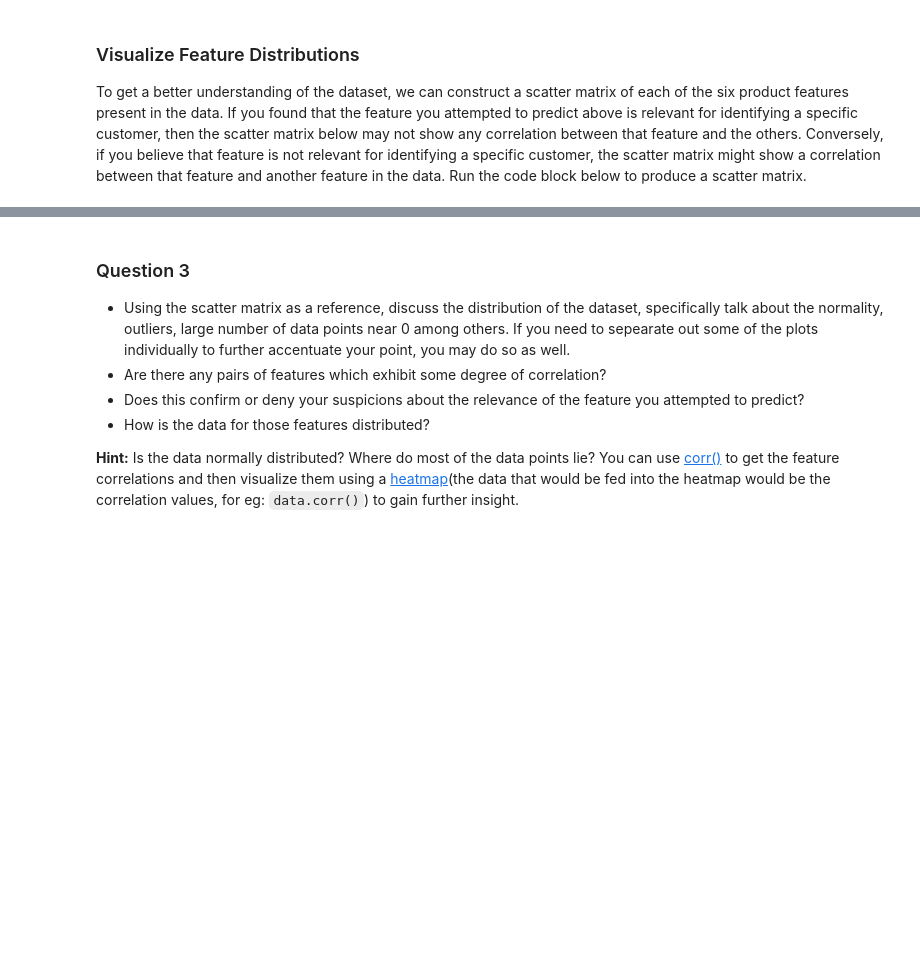
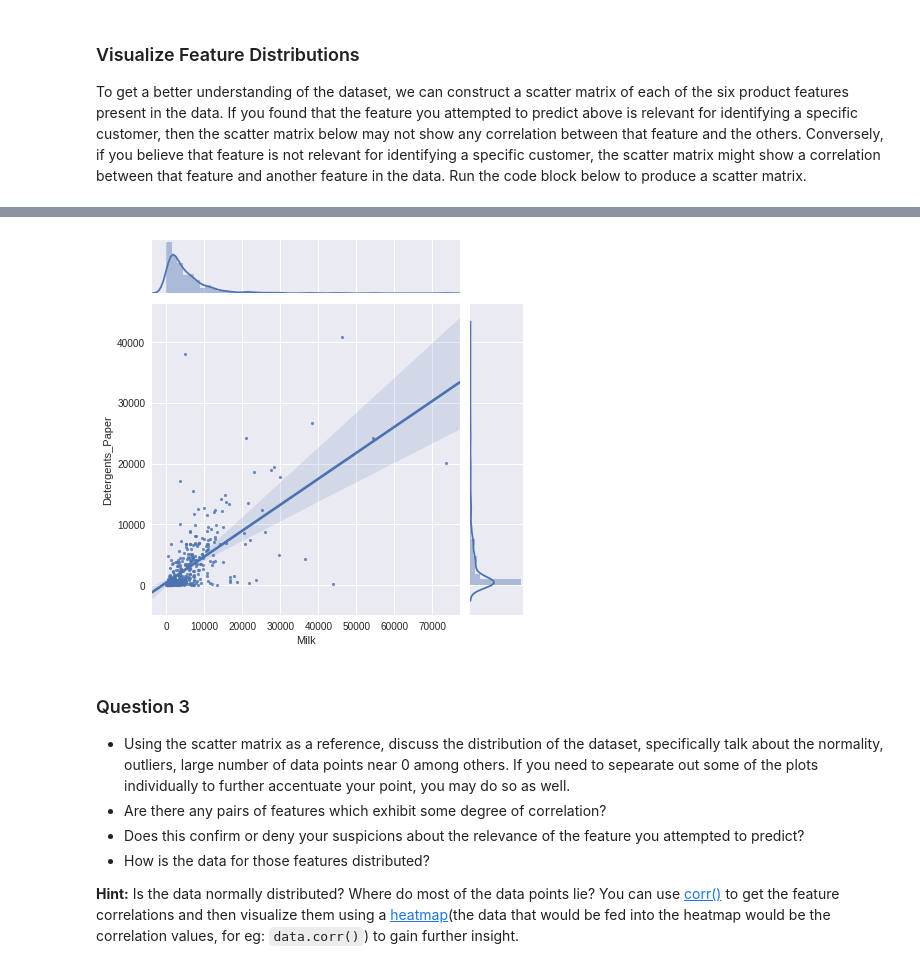
Before and after one commit to ynaikavde/-datasciencecoursera, a Jupyter notebook: customer_segments.ipynb, the cells around one changed output, grey strips where cells are left out. Drawn from its saved outputs; the diff is of its cells as text; code cells hidden in the pictures; blank space fills up the shorter version.

```diff
--- a/customer_segments.ipynb
+++ b/customer_segments.ipynb
@@ -157,3 +188,15 @@ pd.scatter_matrix(data, alpha = 0.3, figsize = (14,8), diagonal = 'kde');
+# %%
+#Visualize the co-relation between Milk and Detergents_Paper
+
+milk_Detergents_Paper = data[['Milk', 'Detergents_Paper']]
+#Initialize a joint-grid with the dataframe, using seaborn library
+gridA = sns.JointGrid(x="Milk", y="Detergents_Paper", data=milk_Detergents_Paper, size=6)
+#Draws a regression plot in the grid
+gridA = gridA.plot_joint(sns.regplot, scatter_kws={"s": 10})
+#Draws a distribution plot in the same grid
+gridA = gridA.plot_marginals(sns.distplot)
+# %% [output]
+[figure, added]
 # %% [markdown]
 ### Question 3
 * Using the scatter matrix as a reference, discuss the distribution of the dataset, specifically talk about the normality, outliers, large number of data points near 0 among others. If you need to sepearate out some of the plots individually to further accentuate your point, you may do so as well.
```
Also changed, not shown: parts of 15 cells of this notebook.
